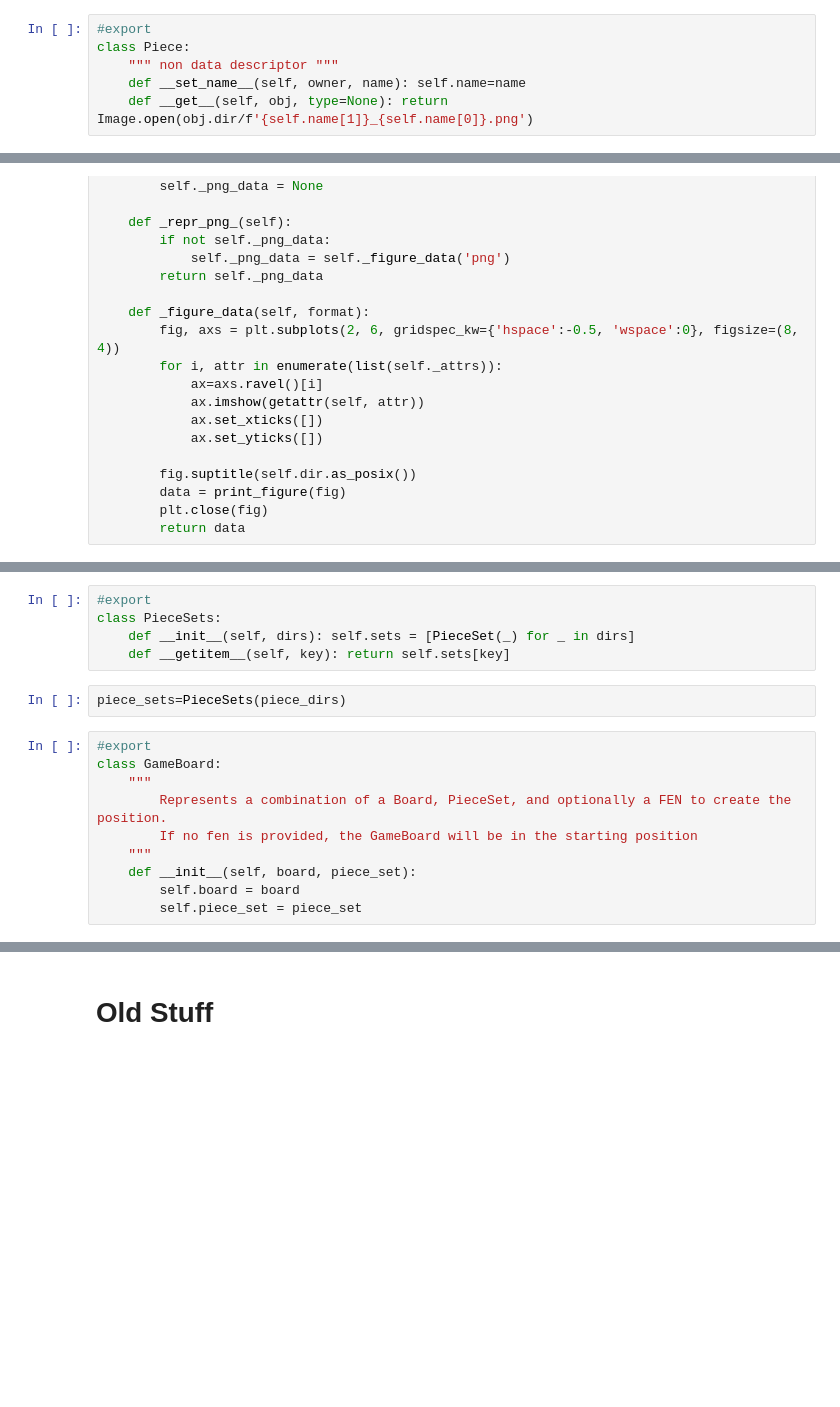
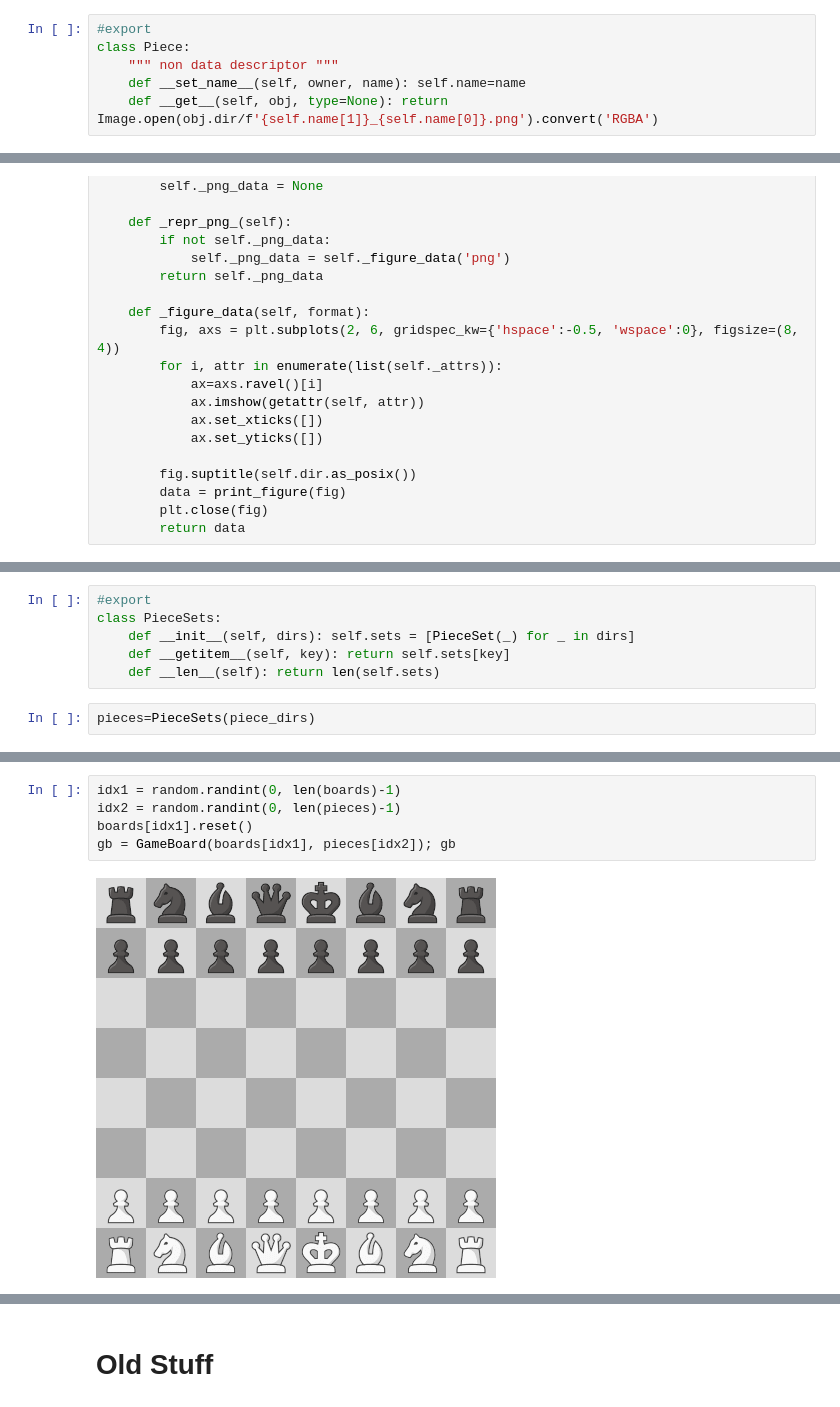
Before and after one commit to idrisr/chessocrnb, a Jupyter notebook: nbs/06-training-data.ipynb, the cells around one changed output, grey strips where cells are left out. Drawn from its saved outputs; the diff is of its cells as text; blank space fills up the shorter version.

Commit message:
GameBoard class and render

```diff
--- a/nbs/06-training-data.ipynb
+++ b/nbs/06-training-data.ipynb
@@ -88,7 +133,7 @@ boards[27]; boards[14]
 class Piece:
     """ non data descriptor """
     def __set_name__(self, owner, name): self.name=name
-    def __get__(self, obj, type=None): return Image.open(obj.dir/f'{self.name[1]}_{self.name[0]}.png')
+    def __get__(self, obj, type=None): return Image.open(obj.dir/f'{self.name[1]}_{self.name[0]}.png').convert('RGBA')
 # %%
 class PieceSet:
     """
@@ -148,15 +193,6 @@ PieceSet(piece_dirs[idx]).bq
 class PieceSets:
     def __init__(self, dirs): self.sets = [PieceSet(_) for _ in dirs]
     def __getitem__(self, key): return self.sets[key]
+    def __len__(self): return len(self.sets)
 # %%
-piece_sets=PieceSets(piece_dirs)
+pieces=PieceSets(piece_dirs)
-# %%
-#export
-class GameBoard:
-    """
-        Represents a combination of a Board, PieceSet, and optionally a FEN to create the position.
-        If no fen is provided, the GameBoard will be in the starting position
-    """
-    def __init__(self, board, piece_set):
-        self.board = board
-        self.piece_set = piece_set
@@ -168 +244,8 @@ boards[0]; piece_sets[0]
+# %%
+idx1 = random.randint(0, len(boards)-1)
+idx2 = random.randint(0, len(pieces)-1)
+boards[idx1].reset()
+gb = GameBoard(boards[idx1], pieces[idx2]); gb
+# %% [output]
+[figure, added]
 # %%
```
Also changed, not shown: parts of 17 cells of this notebook, 2 other files.
